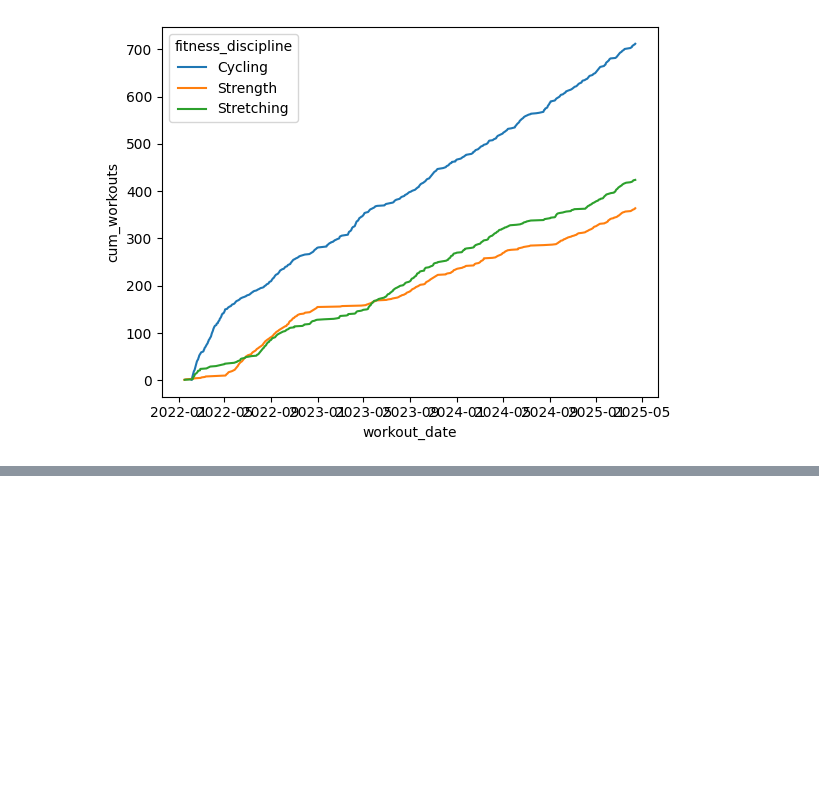
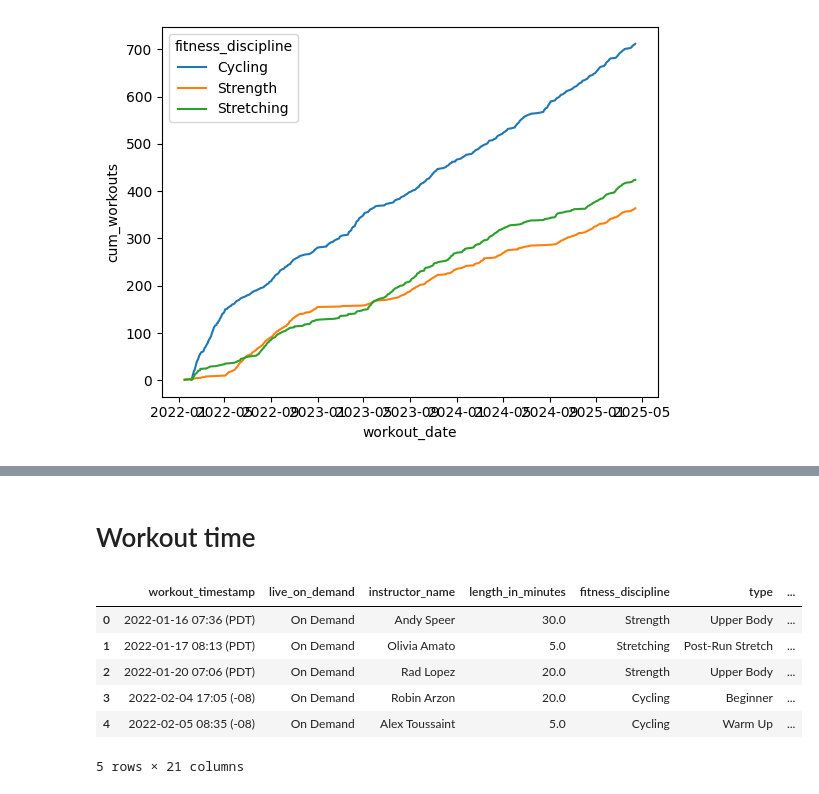
Before and after one commit to jack-cao-623/peloton_workouts, a Jupyter notebook: peloton_workouts_thru_2025_04_13.ipynb, the cells around one changed output, grey strips where cells are left out. Saved outputs shown, nothing was run; the diff lists cells and outputs as text; code cells hidden in the pictures; blank space fills up the shorter version.

```diff
--- a/peloton_workouts_thru_2025_04_13.ipynb
+++ b/peloton_workouts_thru_2025_04_13.ipynb
@@ -344,0 +427,27 @@ df_date_of.head()
+# %% [markdown]
+# Workout time
+# %%
+# hour of the workout (e.g., 04 = 4am hour, 13 = 1pm hour)
+df['workout_hour'] = (
+
+    df['workout_timestamp']
+
+      # extract hour
+      .str[11:13]
+
+)
+
+# day of the workout (Mon, Tue, Wed, etc.)
+df['workout_day_of_week'] = (
+
+    df['workout_date']
+      .dt.day_name()
+)
+# %% [output]
+|  | workout_timestamp | live_on_demand | instructor_name | length_in_minutes | fitness_discipline | type | ... |
+| 0 | 2022-01-16 07:36 (PDT) | On Demand | Andy Speer | 30.0 | Strength | Upper Body | ... |
+| 1 | 2022-01-17 08:13 (PDT) | On Demand | Olivia Amato | 5.0 | Stretching | Post-Run Stretch | ... |
+| 2 | 2022-01-20 07:06 (PDT) | On Demand | Rad Lopez | 20.0 | Strength | Upper Body | ... |
+| 3 | 2022-02-04 17:05 (-08) | On Demand | Robin Arzon | 20.0 | Cycling | Beginner | ... |
+| 4 | 2022-02-05 08:35 (-08) | On Demand | Alex Toussaint | 5.0 | Cycling | Warm Up | ... |
+5 rows × 21 columns
```
Also changed, not shown: parts of 11 cells of this notebook.
